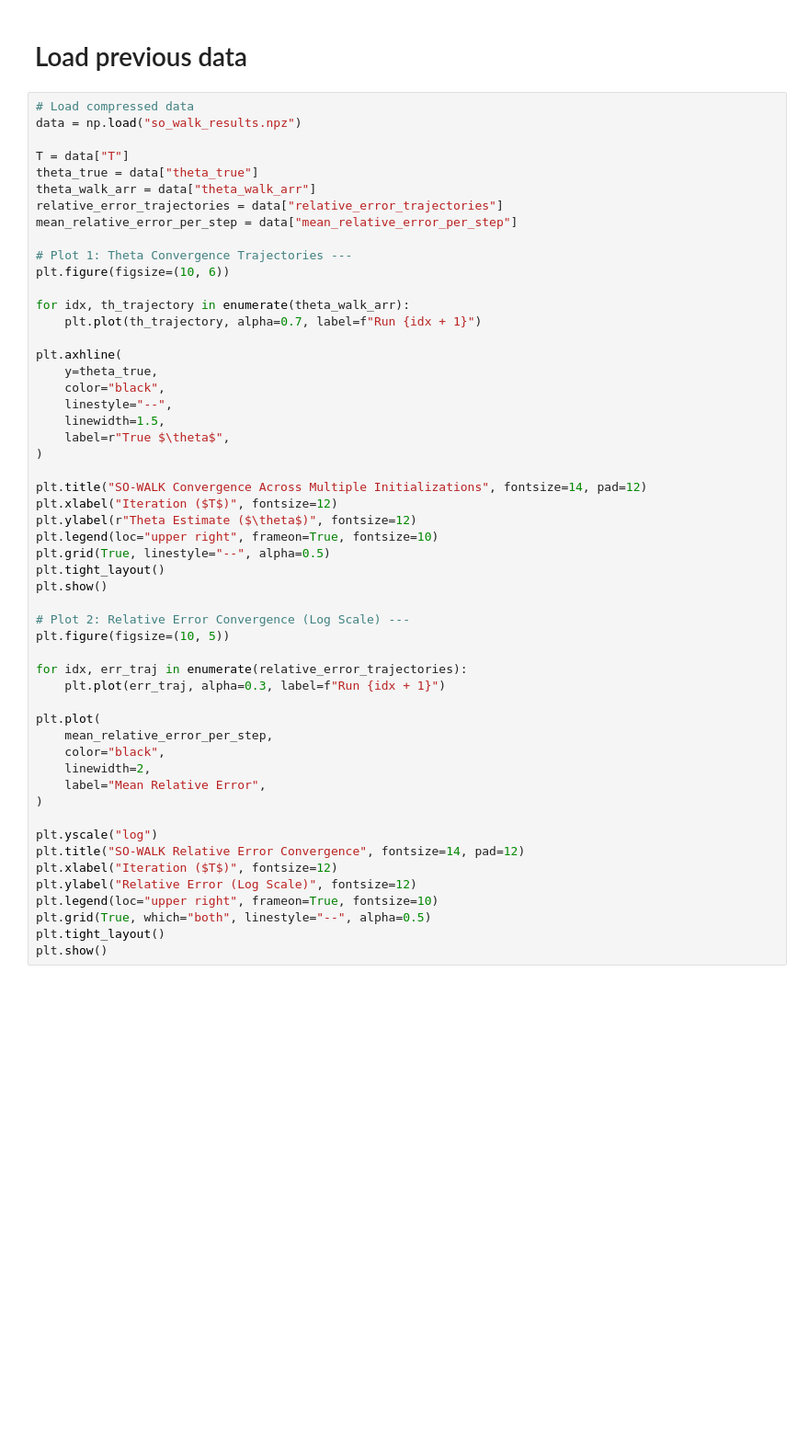
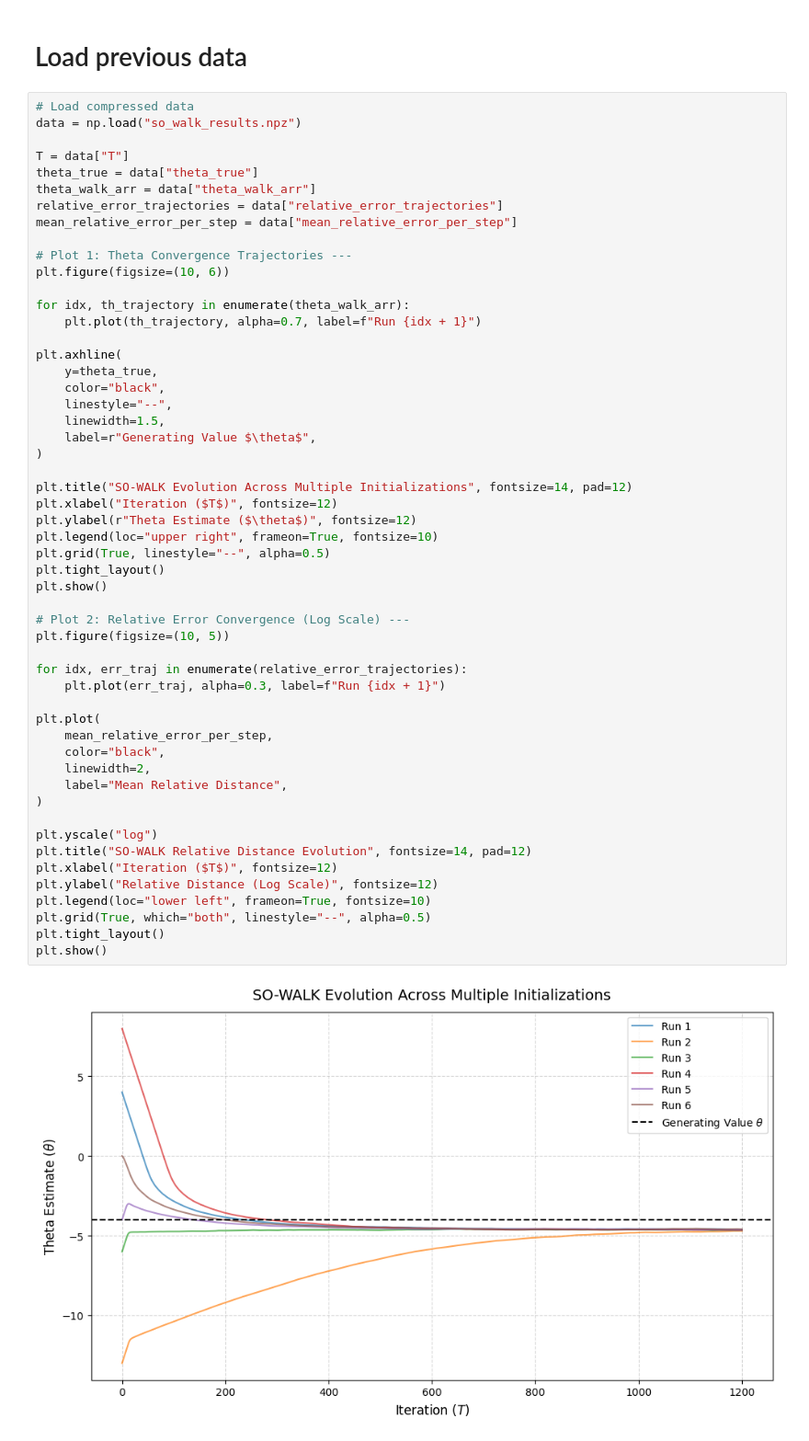
Before and after one commit to Laurasgrv-colab/PRe, a Jupyter notebook: laplace_logistic_regression/sowalk_laplace_prior_bayesian_logistic_regression.ipynb, the cells around one changed output. Shown at 92% size. Drawn from its saved outputs; the diff is of its cells as text; blank space fills up the shorter version.

```diff
--- a/laplace_logistic_regression/sowalk_laplace_prior_bayesian_logistic_regression.ipynb
+++ b/laplace_logistic_regression/sowalk_laplace_prior_bayesian_logistic_regression.ipynb
@@ -295,36 +295,38 @@ plt.axhline(
     y=theta_true,
     color="black",
     linestyle="--",
     linewidth=1.5,
-    label=r"True $\theta$",
+    label=r"Generating Value $\theta$",
 )
 
-plt.title("SO-WALK Convergence Across Multiple Initializations", fontsize=14, pad=12)
+plt.title("SO-WALK Evolution Across Multiple Initializations", fontsize=14, pad=12)
 plt.xlabel("Iteration ($T$)", fontsize=12)
 plt.ylabel(r"Theta Estimate ($\theta$)", fontsize=12)
 plt.legend(loc="upper right", frameon=True, fontsize=10)
 plt.grid(True, linestyle="--", alpha=0.5)
 plt.tight_layout()
 plt.show()
 
 # Plot 2: Relative Error Convergence (Log Scale) ---
 plt.figure(figsize=(10, 5))
 
 for idx, err_traj in enumerate(relative_error_trajectories):
     plt.plot(err_traj, alpha=0.3, label=f"Run {idx + 1}")
 
 plt.plot(
     mean_relative_error_per_step,
     color="black",
     linewidth=2,
-    label="Mean Relative Error",
+    label="Mean Relative Distance",
 )
 
 plt.yscale("log")
-plt.title("SO-WALK Relative Error Convergence", fontsize=14, pad=12)
+plt.title("SO-WALK Relative Distance Evolution", fontsize=14, pad=12)
 plt.xlabel("Iteration ($T$)", fontsize=12)
-plt.ylabel("Relative Error (Log Scale)", fontsize=12)
-plt.legend(loc="upper right", frameon=True, fontsize=10)
+plt.ylabel("Relative Distance (Log Scale)", fontsize=12)
+plt.legend(loc="lower left", frameon=True, fontsize=10)
 plt.grid(True, which="both", linestyle="--", alpha=0.5)
 plt.tight_layout()
 plt.show()
+# %% [output]
+[figure, added]
```
Also changed, not shown: parts of 1 cell of this notebook, 1 other file.
